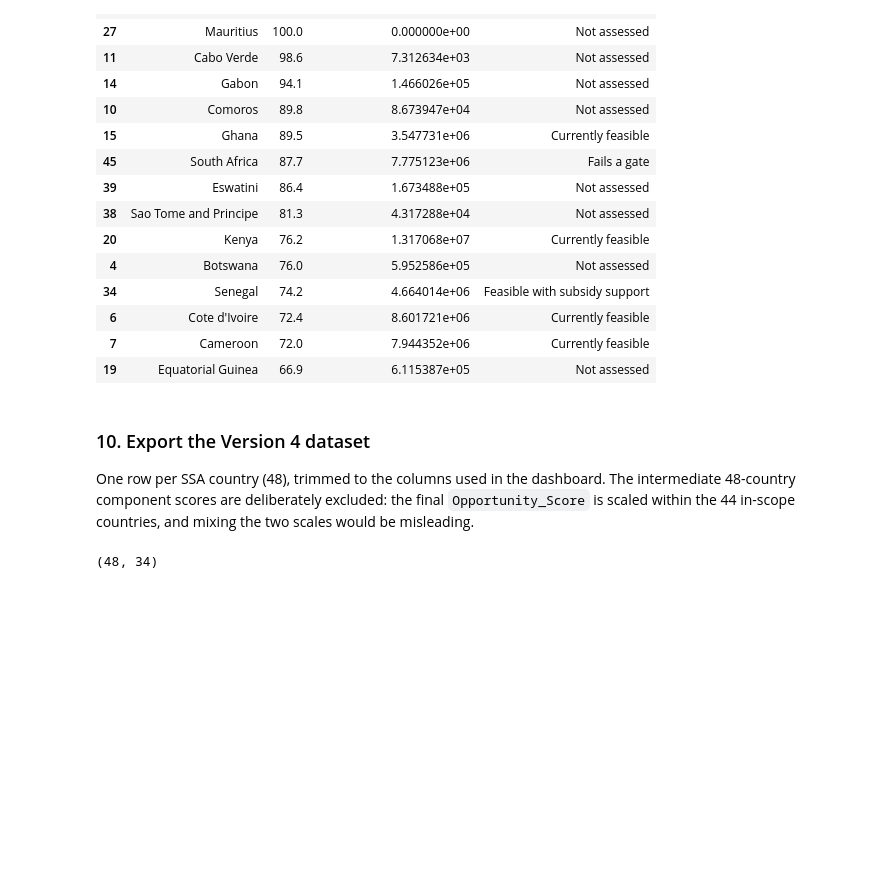
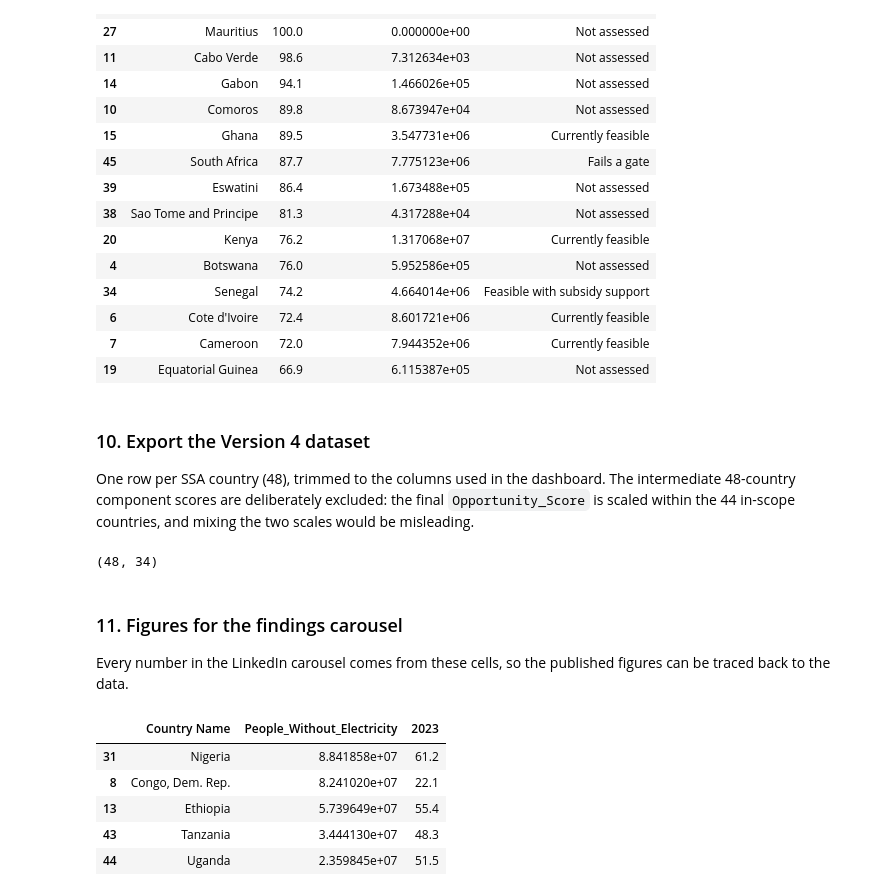
Before and after one commit to meezhay/energy-market-intelligence, a Jupyter notebook: notebooks/04_market_readiness.ipynb, the cells around one changed output. Cells and saved outputs as stored; diff of their text form; code cells hidden in the pictures; blank space fills up the shorter version.

```diff
--- a/notebooks/04_market_readiness.ipynb
+++ b/notebooks/04_market_readiness.ipynb
@@ -539,3 +539,18 @@ v4_export.to_csv(output_path, index=False)
 v4_export.shape
 # %% [output]
 (48, 34)
+# %% [markdown]
+### 11. Figures for the findings carousel
+Every number in the LinkedIn carousel comes from these cells, so the published figures can be traced back to the data.
+# %%
+# Slide 5: largest access deficit (people without electricity, 2023)
+v4_export.nlargest(5, "People_Without_Electricity")[
+    ["Country Name", "People_Without_Electricity", "2023"]
+]
+# %% [output]
+|  | Country Name | People_Without_Electricity | 2023 |
+| 31 | Nigeria | 8.841858e+07 | 61.2 |
+| 8 | Congo, Dem. Rep. | 8.241020e+07 | 22.1 |
+| 13 | Ethiopia | 5.739649e+07 | 55.4 |
+| 43 | Tanzania | 3.444130e+07 | 48.3 |
+| 44 | Uganda | 2.359845e+07 | 51.5 |
```
Also changed, not shown: parts of 3 cells of this notebook, 3 other files.
